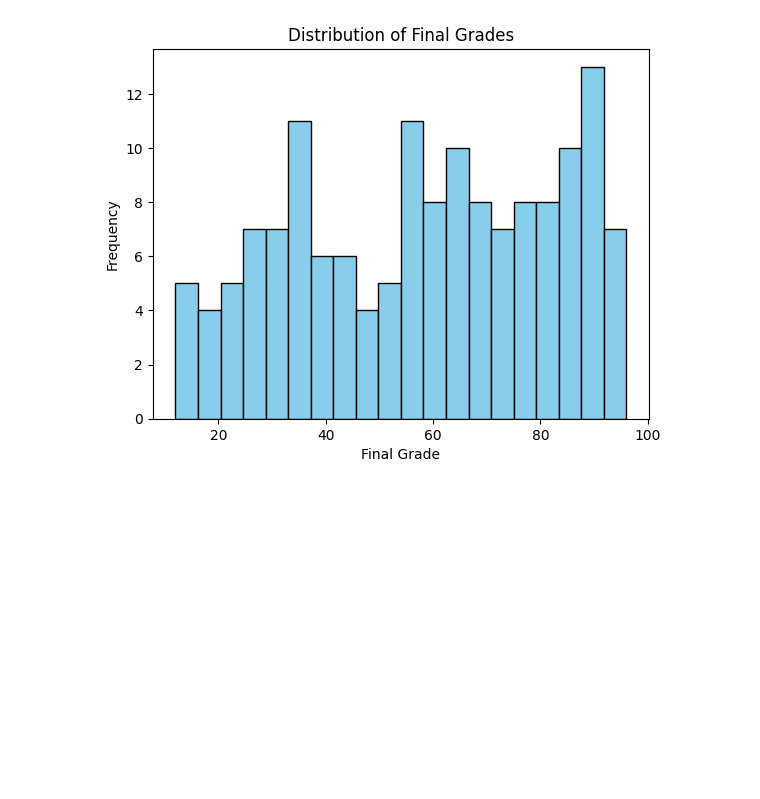
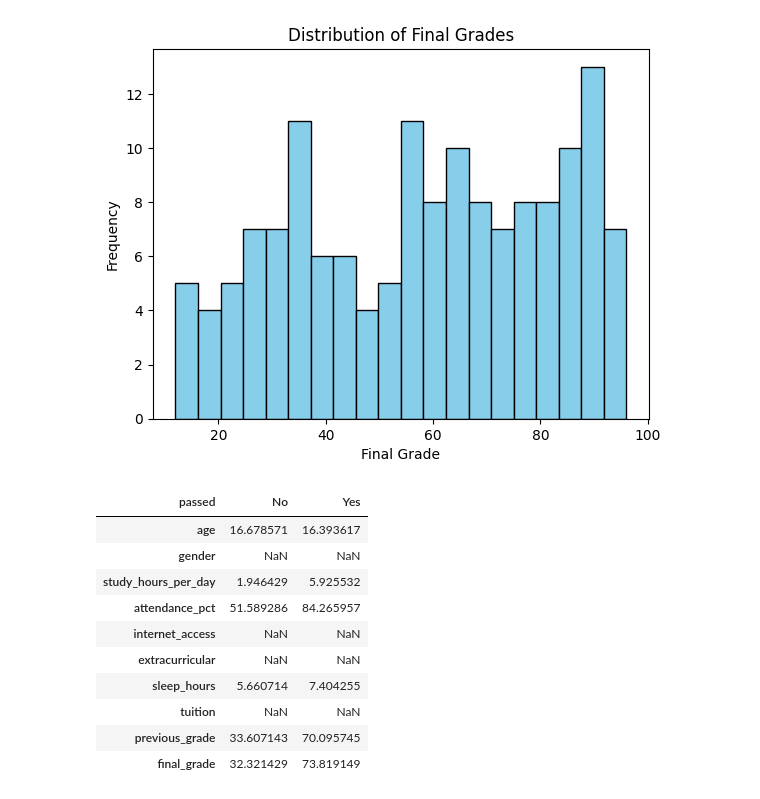
Before and after one commit to SandhuruT/Data_Science_01, a Jupyter notebook: Data_Science_03.ipynb, the cells around one changed output. Drawn from its saved outputs; the diff is of its cells as text; code cells hidden in the pictures; blank space fills up the shorter version.

Commit message:
differ most between passed and failed.

```diff
--- a/Data_Science_03.ipynb
+++ b/Data_Science_03.ipynb
@@ -198,3 +198,18 @@ plt.title("Distribution of Final Grades")
 # %% [output]
 Text(0.5, 1.0, 'Distribution of Final Grades')
 [figure]
+# %%
+# Top 3 factors that differ most between passed and failed.
+student_per.groupby("passed").mean(numeric_only=True).T
+# %% [output]
+| passed | No | Yes |
+| age | 16.678571 | 16.393617 |
+| gender | NaN | NaN |
+| study_hours_per_day | 1.946429 | 5.925532 |
+| attendance_pct | 51.589286 | 84.265957 |
+| internet_access | NaN | NaN |
+| extracurricular | NaN | NaN |
+| sleep_hours | 5.660714 | 7.404255 |
+| tuition | NaN | NaN |
+| previous_grade | 33.607143 | 70.095745 |
+| final_grade | 32.321429 | 73.819149 |
```
